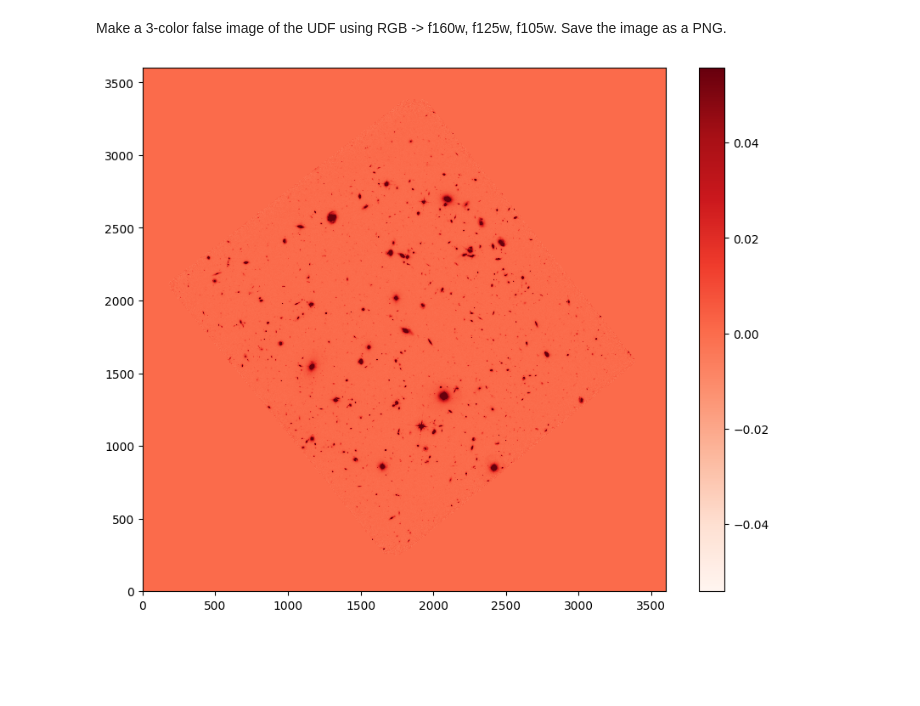
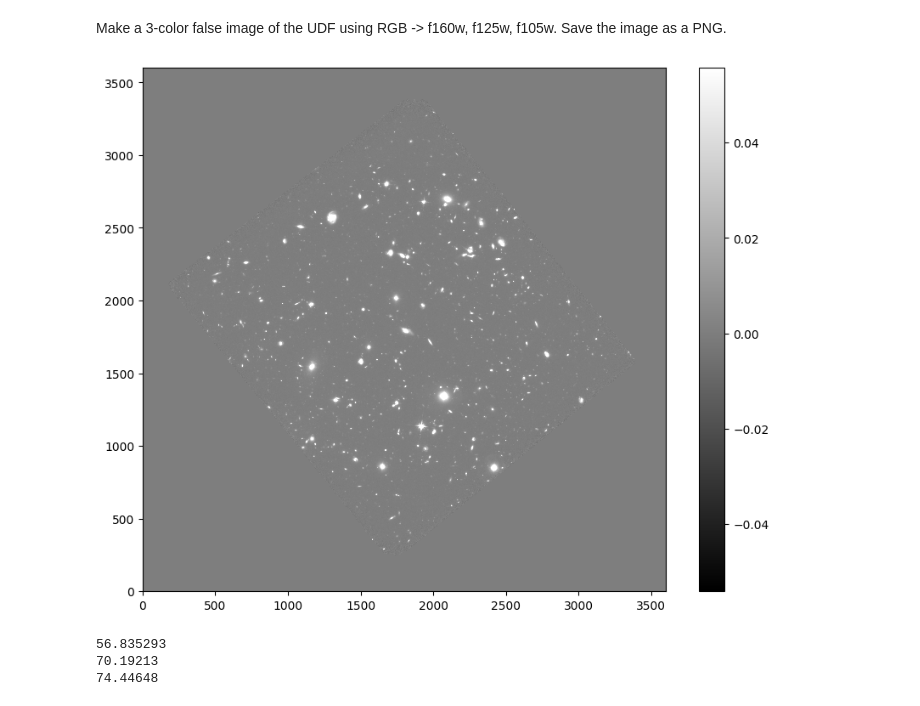
Before and after one commit to atothsmi/ASTR19, a Jupyter notebook: final/sep-f105w.ipynb, the cells around one changed output. Saved outputs shown, nothing was run; the diff lists cells and outputs as text; code cells hidden in the pictures; blank space fills up the shorter version.

```diff
--- a/final/sep-f105w.ipynb
+++ b/final/sep-f105w.ipynb
@@ -296,0 +272,19 @@ Where is the largest outlier on the image?
+# %%
+# plot background-subtracted image
+fig, ax = plt.subplots()
+m, s = np.mean(data_sub), np.std(data_sub)
+im = ax.imshow(data_sub, interpolation='nearest', cmap='gray',
+               vmin=m-s, vmax=m+s, origin='lower')
+
+# plot an ellipse only for the largest outlier on the image
+# ellipse made bigger than initial graphing to capture its
+# accompanying diffraction spikes
+e = Ellipse(xy=(objects['x'][index_max_flux], objects['y'][index_max_flux]),
+            width=25*objects['a'][index_max_flux],
+            height=25*objects['b'][index_max_flux],
+            angle=objects['theta'][index_max_flux] * 180. / np.pi)
+e.set_facecolor('none')
+e.set_edgecolor('red')
+ax.add_artist(e) #add the ellipse to the axes
+
+plt.savefig('f105w-HUDF-max-flux-object.png', bbox_inches='tight')
@@ -303,7 +308,9 @@ Make a 3-color false image of the UDF using RGB -> f160w, f125w, f105w. Save the
 # %%
 # open fits file and read image data
 with fits.open("hlsp_hudf12_hst_wfc3ir_udfmain_f125w_v1.0_drz.fits") as hdul:
-    data1 = hdul[0].data
+    dataG = hdul[0].data
 
 with fits.open("hlsp_hudf12_hst_wfc3ir_udfmain_f160w_v1.0_drz.fits") as hdul:
-    data2 = hdul[0].data
+    dataR = hdul[0].data
+
+dataB = data
@@ -310,17 +322,17 @@ with fits.open("hlsp_hudf12_hst_wfc3ir_udfmain_f160w_v1.0_drz.fits") as hdul:
 # %%
 #imshow takes the image data, type of interpolation (estimation), a color map type,
 #the data range that the color map covers (vmin to vmax)*,
 #and where to place start the data from [0,0] of the image array
-plt.imshow(data2, interpolation='nearest', alpha=1, cmap='Reds', vmin=m-s, vmax=m+s, origin='lower')
+plt.imshow(dataR, interpolation='nearest', alpha=1, cmap='gray', vmin=m-s, vmax=m+s, origin='lower')
 # plt.imshow(data1, interpolation='nearest', alpha=0.5, cmap='Greens', vmin=m-s, vmax=m+s, origin='lower')
 # plt.imshow(data, interpolation='nearest', alpha=0.5, cmap='Blues', vmin=m-s, vmax=m+s, origin='lower')
 
 
 #display a colorbar
 plt.colorbar();
 
 # *here they are calculated by +/- one std from the mean
 
 plt.savefig('3-color-false-image.png', bbox_inches='tight')
 # %% [output]
-[figure, old version]
+[figure, new version]
@@ -326,0 +377,8 @@ plt.savefig('3-color-false-image.png', bbox_inches='tight')
+# %%
+print(find_max_data(dataR))
+print(find_max_data(dataG))
+print(find_max_data(dataB))
+# %% [output]
+56.835293
+70.19213
+74.44648
```
Also changed, not shown: parts of 38 cells of this notebook, 4 other files.
